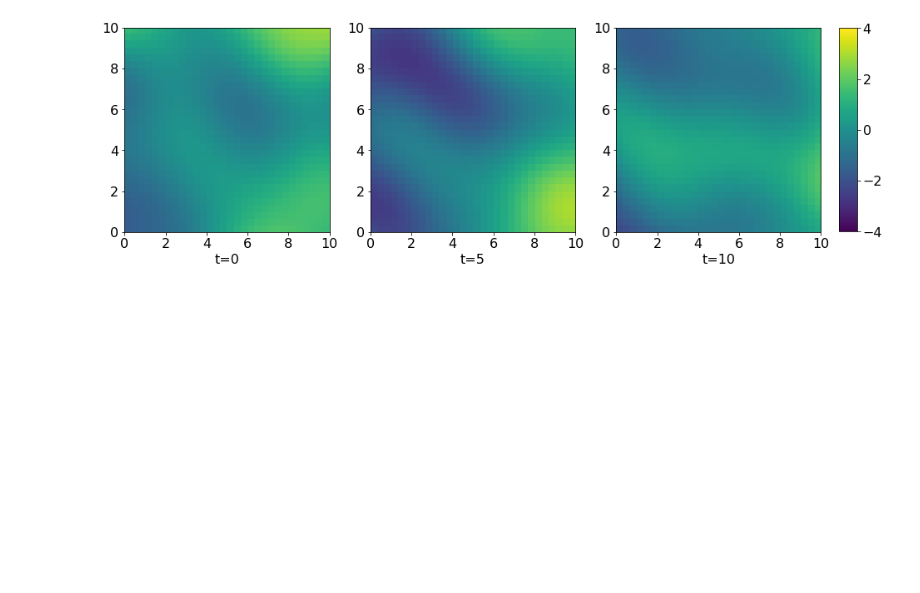
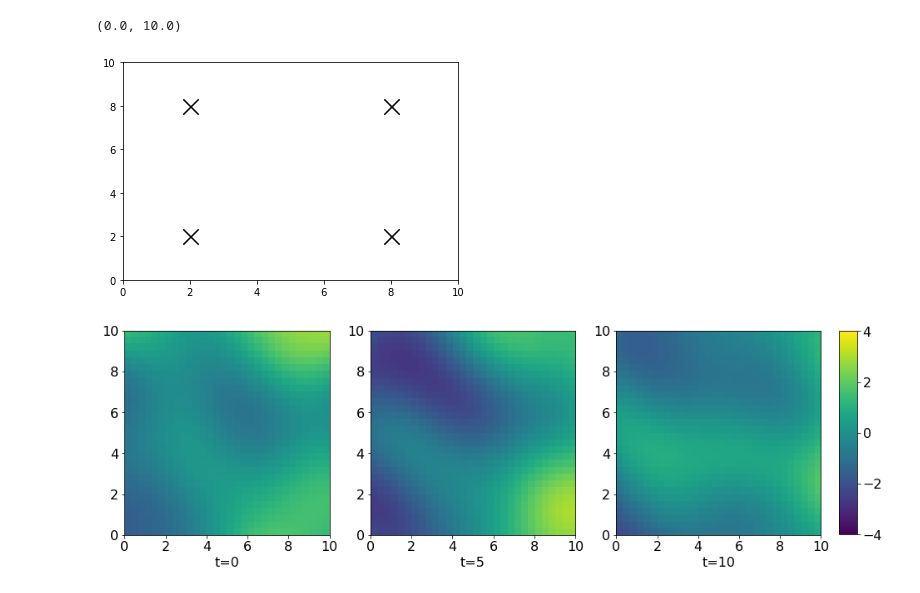
Before and after one commit to SheffieldML/advectionGP, a Jupyter notebook: jupyter/ExamplesForRich.ipynb, the cells around one changed output. Drawn from its saved outputs; the diff is of its cells as text; code cells hidden in the pictures; blank space fills up the shorter version.

```diff
--- a/jupyter/ExamplesForRich.ipynb
+++ b/jupyter/ExamplesForRich.ipynb
@@ -84,3 +91,10 @@ yTrain2= m.computeObservations(addNoise='TRUE') # Compute observations with nois
+# %%
+plt.plot(X2[:,2],X2[:,3],'xk',markersize=15)
+plt.xlim(m.boundary[0][1],m.boundary[1][1])
+plt.ylim(m.boundary[0][2],m.boundary[1][2])
+# %% [output]
+(0.0, 10.0)
+[figure, added]
 # %%
 a=np.floor(np.min(source))
 b=np.ceil(np.max(source))
```
Also changed, not shown: parts of 1 cell of this notebook.
